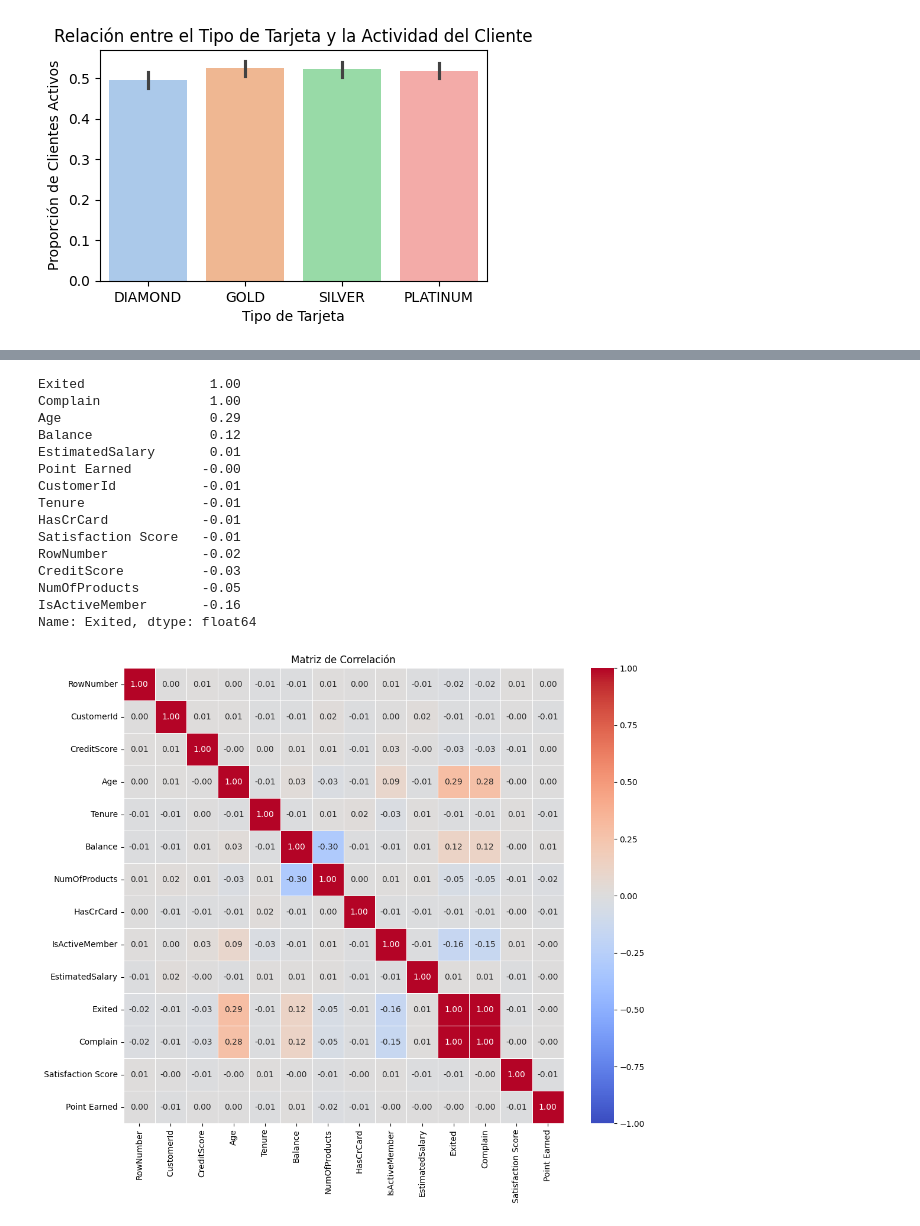
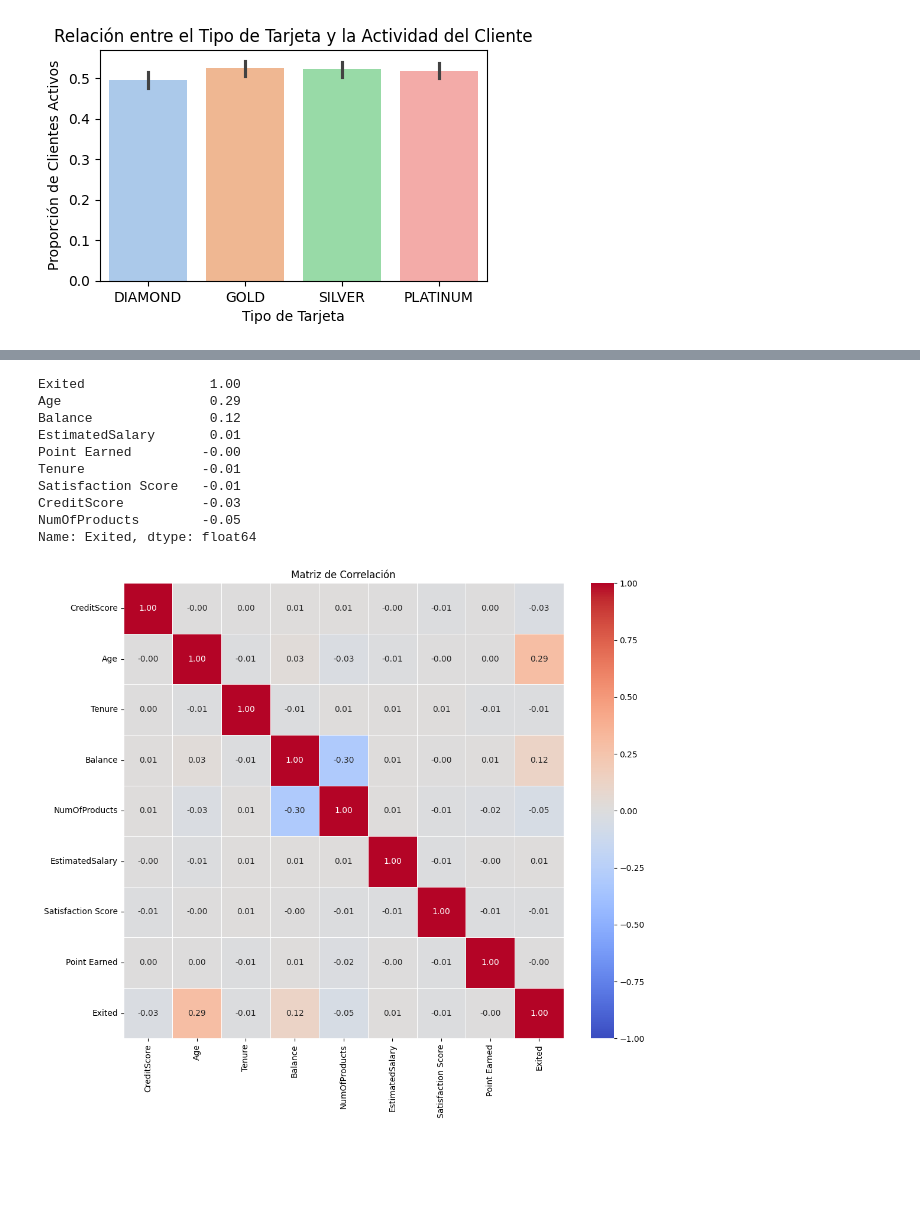
Before and after one commit to Leencita/Primer-Entregable, a Jupyter notebook: ProyectoDS_ParteI_+CabezasOlivas.ipynb, the cells around one changed output, grey strips where cells are left out. Saved outputs shown, nothing was run; the diff lists cells and outputs as text; code cells hidden in the pictures; blank space fills up the shorter version.

```diff
--- a/ProyectoDS_ParteI_+CabezasOlivas.ipynb
+++ b/ProyectoDS_ParteI_+CabezasOlivas.ipynb
@@ -172,33 +179,28 @@ sns.boxplot(x=df["Balance"], color='#fbb4ae')
 # %%
-numeric_df = df.select_dtypes(include=[float, int])
+numeric_df = df[['CreditScore','Age','Tenure','Balance','NumOfProducts','EstimatedSalary','Satisfaction Score','Point Earned','Exited']]
 # Selecciona solo las columnas numéricas del archivo
 corr_matrix = numeric_df.corr().round(2)
 # Calcula la matriz de correlación solo con las columnas numéricas y las redonde a máximo dos decimales
-corr_with_survived = corr_matrix['Exited'].sort_values(ascending=False)
+correlacion = corr_matrix['Exited'].sort_values(ascending=False)
 # Ordena las correlaciones con respecto a 'Exited'
-print(corr_with_survived)
+print(correlacion)
 # Muestra las correlaciones con respecto a 'Exited'
 plt.figure(figsize=(12,10))
 # Configura el tamaño de la figura
 sns.heatmap(corr_matrix, annot=True, cmap='coolwarm', fmt='.2f', vmin=-1, vmax=1, linewidths=0.5)
 # Genera el mapa de calor con la matriz de correlación
 plt.title('Matriz de Correlación')
 # Añade un título al gráfico
 plt.show()
 # %% [output]
 Exited                1.00
-Complain              1.00
 Age                   0.29
 Balance               0.12
 EstimatedSalary       0.01
 Point Earned         -0.00
-CustomerId           -0.01
 Tenure               -0.01
-HasCrCard            -0.01
 Satisfaction Score   -0.01
-RowNumber            -0.02
 CreditScore          -0.03
 NumOfProducts        -0.05
-IsActiveMember       -0.16
 Name: Exited, dtype: float64
-[figure, old version]
+[figure, new version]
```
Also changed, not shown: parts of 3 cells of this notebook.
